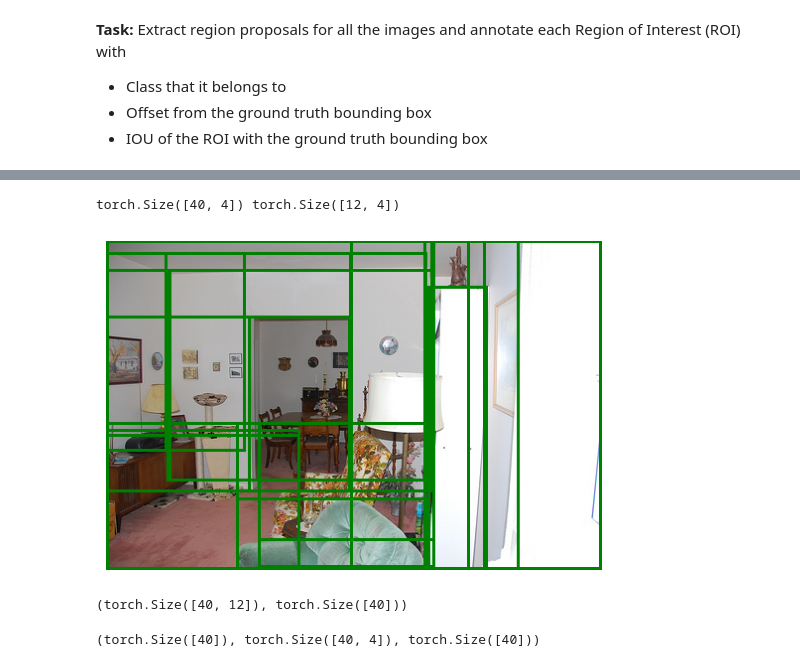
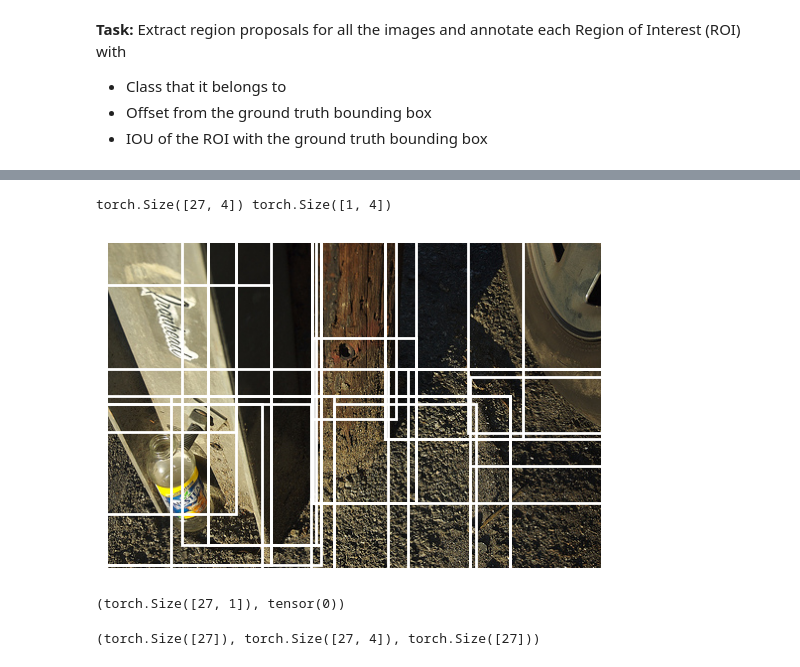
Before and after one commit to utkarsh-1232/Object-Detection, a Jupyter notebook: 02_rois.ipynb, the cells around one changed output, grey strips where cells are left out. Drawn from its saved outputs; the diff is of its cells as text; code cells hidden in the pictures.

Commit message:
fix selective_search implementation

```diff
--- a/02_rois.ipynb
+++ b/02_rois.ipynb
@@ -23,0 +17,5 @@ gtbbs, ids = torch.tensor(gtbbs), torch.tensor(ids)
+# %%
+img_id, gtbbs, cat_ids = df.loc[35, ['image_id','bbox','category_id']]
+img_path = id2img[img_id]
+
+show_bbs(img_path, gtbbs, [id2label[id] for id in cat_ids])
@@ -24,27 +24,39 @@ gtbbs, ids = torch.tensor(gtbbs), torch.tensor(ids)
+# %%
+img = io.read_image(img_path, mode=io.ImageReadMode.RGB)
+gtbbs, cat_ids = torch.tensor(gtbbs), torch.tensor(cat_ids)
 # %%
+import warnings
+warnings.filterwarnings("ignore", category=UserWarning)
+
 def extract_rois(img):
-    img_area = img.shape[1]*img.shape[2]
-    _, regions = selective_search(img.permute((1,2,0)), scale=200, min_size=100)
-    rois = torch.tensor([r['rect'] for r in regions])
-    sizes = torch.tensor([r['size'] for r in regions])
-    mask = (sizes>0.05*img_area) & (sizes<img_area)
-    return rois[mask, :]
+    img_np = img.permute(1, 2, 0).numpy()
+    h,w = img_np.shape[:2]; img_area = h*w
+    _, regions = selective_search(img_np, scale=200, min_size=100)
+    unique_rois = set()
+    for r in regions:
+        rect, size = r['rect'], r['size']
+        if (size>0.05*img_area) and (size<img_area) and (rect not in unique_rois):
+            unique_rois.add(rect)
+    rois = torch.empty((0, 4))
+    if len(unique_rois)>0:
+        rois = torch.tensor([list(x) for x in unique_rois], dtype=torch.float32)
+    return rois
 # %%
-rois = extract_rois(img_tensor)
+rois = extract_rois(img)
 print(rois.shape, gtbbs.shape)
 # %% [output]
-torch.Size([40, 4]) torch.Size([12, 4])
+torch.Size([27, 4]) torch.Size([1, 4])
 # %%
-show_bbs(img, rois)
+show_bbs(img_path, rois)
 # %% [output]
-[figure, old version]
+[figure, new version]
 # %%
-r_xyXY = torch.cat([rois[:,:2], rois[:,:2]+rois[:,2:]], dim=1)
-gt_xyXY = torch.cat([gtbbs[:,:2], gtbbs[:,:2]+gtbbs[:,2:]], dim=1)
+r_xyXY = torch.cat([rois[:,:2], rois[:,:2]+rois[:,2:]-1], dim=1)
+gt_xyXY = torch.cat([gtbbs[:,:2], gtbbs[:,:2]+gtbbs[:,2:]-1], dim=1)
 ious = box_iou(r_xyXY, gt_xyXY)
 max_ious, max_idxs = ious.max(dim=1)
 valid_mask = max_ious>0.3
 
-ious.shape, valid_mask.shape
+ious.shape, torch.sum(valid_mask)
 # %% [output]
-(torch.Size([40, 12]), torch.Size([40]))
+(torch.Size([27, 1]), tensor(0))
@@ -62,8 +119,8 @@ def annotate_rois(rois, gtbbs, ids, cat_thresh=0.3):
     return roi_ids, offsets, max_ious
 # %%
-roi_ids, offsets, max_ious = annotate_rois(rois, gtbbs, ids)
+roi_ids, offsets, max_ious = annotate_rois(rois, gtbbs, cat_ids)
 
 roi_ids.shape, offsets.shape, max_ious.shape
 # %% [output]
-(torch.Size([40]), torch.Size([40, 4]), torch.Size([40]))
+(torch.Size([27]), torch.Size([27, 4]), torch.Size([27]))
 # %%
```
Also changed, not shown: parts of 11 cells of this notebook, 1 other file.
